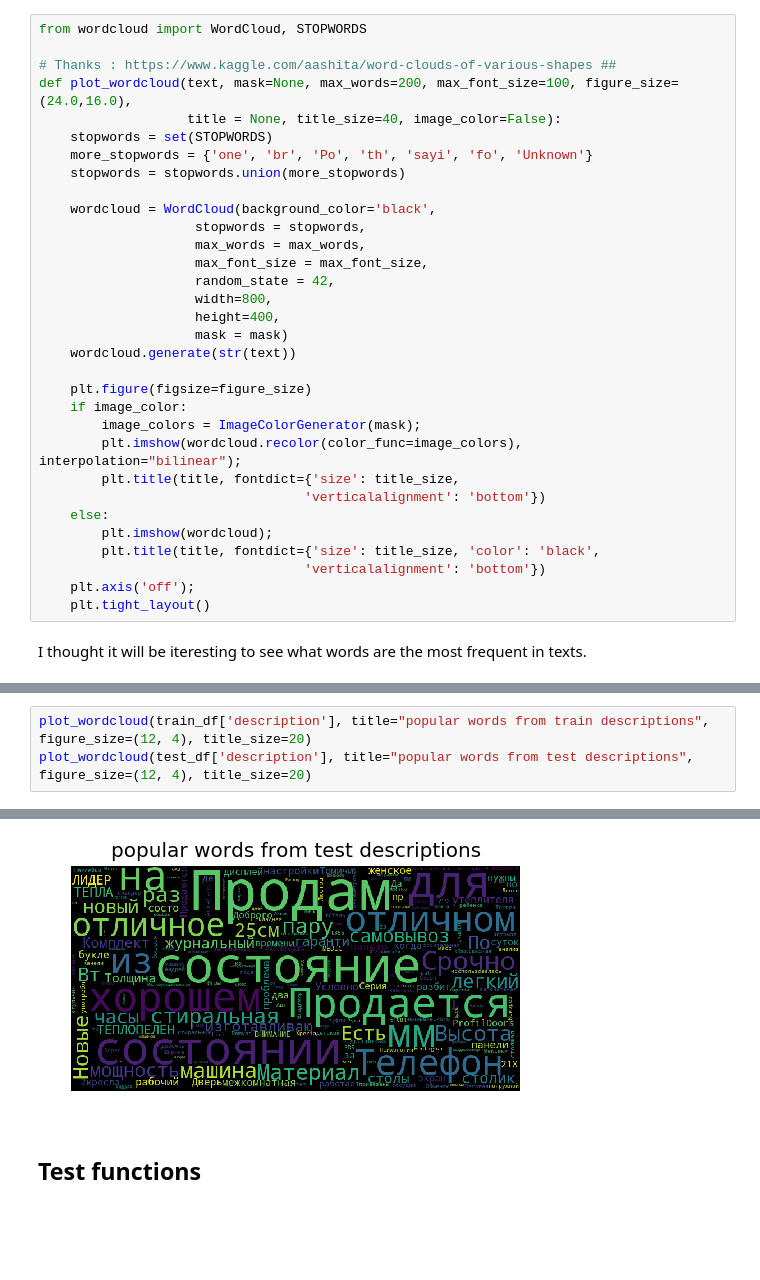
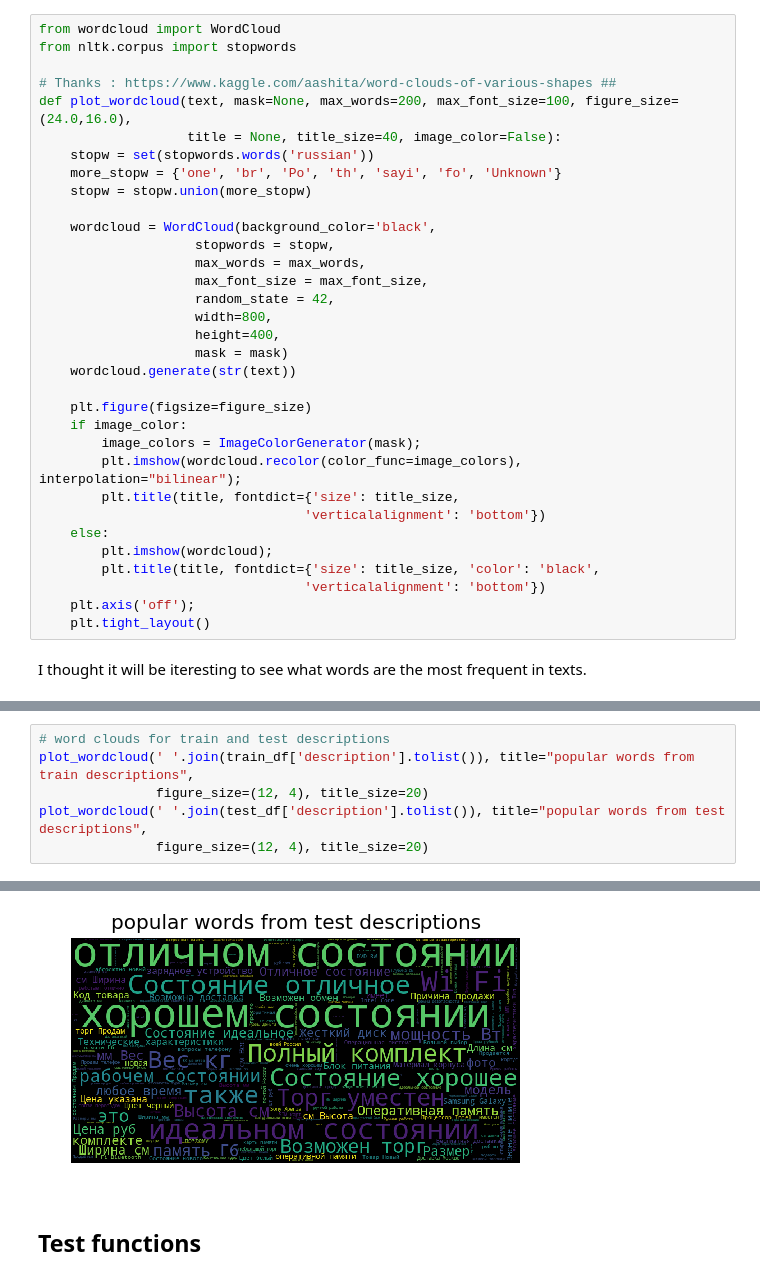
Before and after one commit to EgShes/avito_test_task, a Jupyter notebook: avito_test_task_part1.ipynb, the cells around one changed output, grey strips where cells are left out. Saved outputs shown, nothing was run; the diff lists cells and outputs as text; blank space fills up the shorter version.

Commit message:
fixed word clouds

```diff
--- a/avito_test_task_part1.ipynb
+++ b/avito_test_task_part1.ipynb
@@ -166,17 +167,18 @@ fig.show()
 # %% [markdown]
 Data distribution is the same in all sets. Thanks to people who prepared data.
 # %%
-from wordcloud import WordCloud, STOPWORDS
+from wordcloud import WordCloud
+from nltk.corpus import stopwords
 
 # Thanks : https://www.kaggle.com/aashita/word-clouds-of-various-shapes ##
 def plot_wordcloud(text, mask=None, max_words=200, max_font_size=100, figure_size=(24.0,16.0),
                    title = None, title_size=40, image_color=False):
-    stopwords = set(STOPWORDS)
-    more_stopwords = {'one', 'br', 'Po', 'th', 'sayi', 'fo', 'Unknown'}
-    stopwords = stopwords.union(more_stopwords)
+    stopw = set(stopwords.words('russian'))
+    more_stopw = {'one', 'br', 'Po', 'th', 'sayi', 'fo', 'Unknown'}
+    stopw = stopw.union(more_stopw)
 
     wordcloud = WordCloud(background_color='black',
-                    stopwords = stopwords,
+                    stopwords = stopw,
                     max_words = max_words,
                     max_font_size = max_font_size,
                     random_state = 42,
@@ -208,4 +213,7 @@ plot_wordcloud(test_df['title'], title="popular words from test titles", figure_
 # %%
-plot_wordcloud(train_df['description'], title="popular words from train descriptions", figure_size=(12, 4), title_size=20)
-plot_wordcloud(test_df['description'], title="popular words from test descriptions", figure_size=(12, 4), title_size=20)
+# word clouds for train and test descriptions
+plot_wordcloud(' '.join(train_df['description'].tolist()), title="popular words from train descriptions",
+               figure_size=(12, 4), title_size=20)
+plot_wordcloud(' '.join(test_df['description'].tolist()), title="popular words from test descriptions",
+               figure_size=(12, 4), title_size=20)
 # %% [output]
@@ -213,4 +221,4 @@ plot_wordcloud(test_df['description'], title="popular words from test descriptio
-[figure, old version]
+[figure, new version]
 # %% [markdown]
 ## Test functions
 # %%
```
Also changed, not shown: parts of 3 cells of this notebook.
